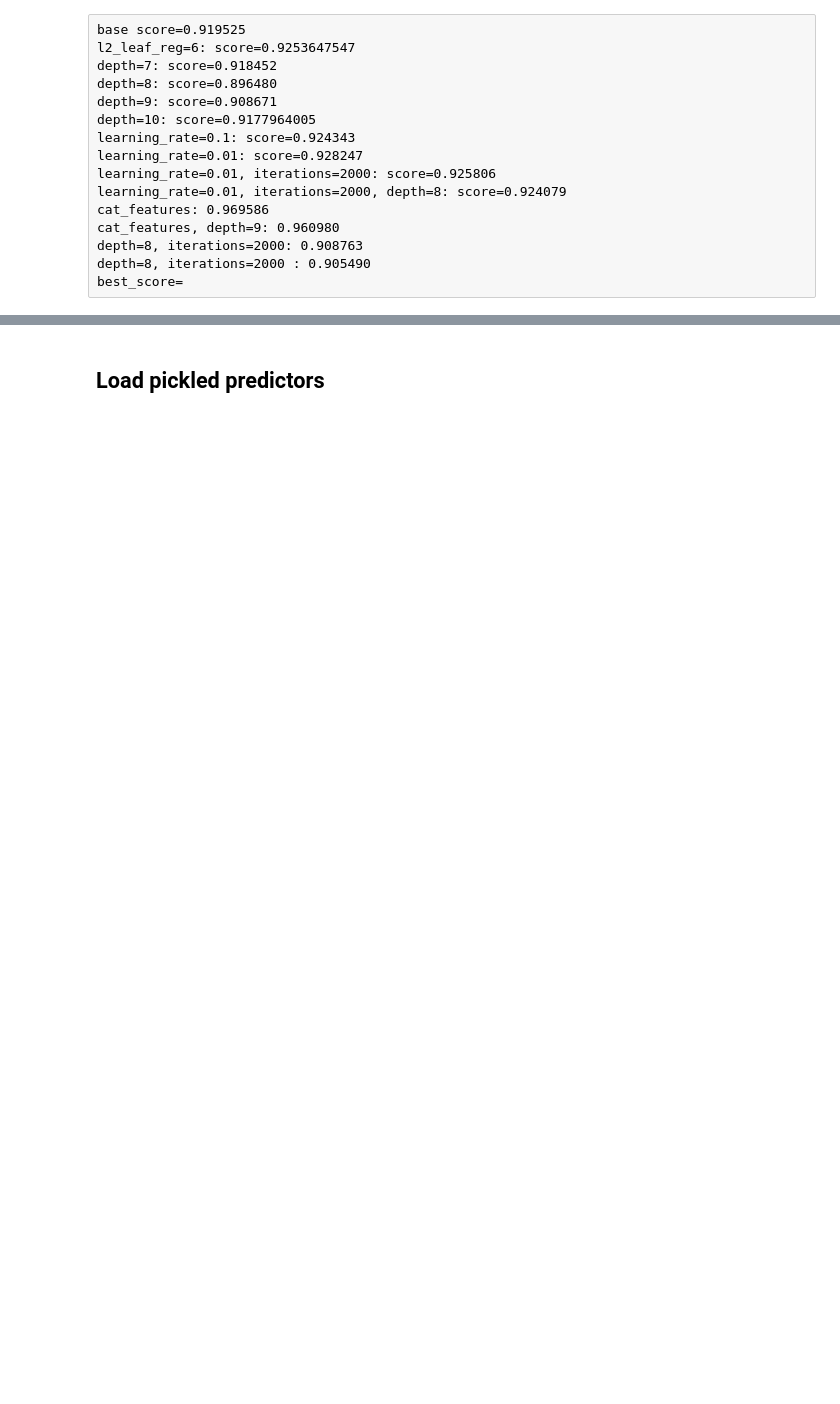
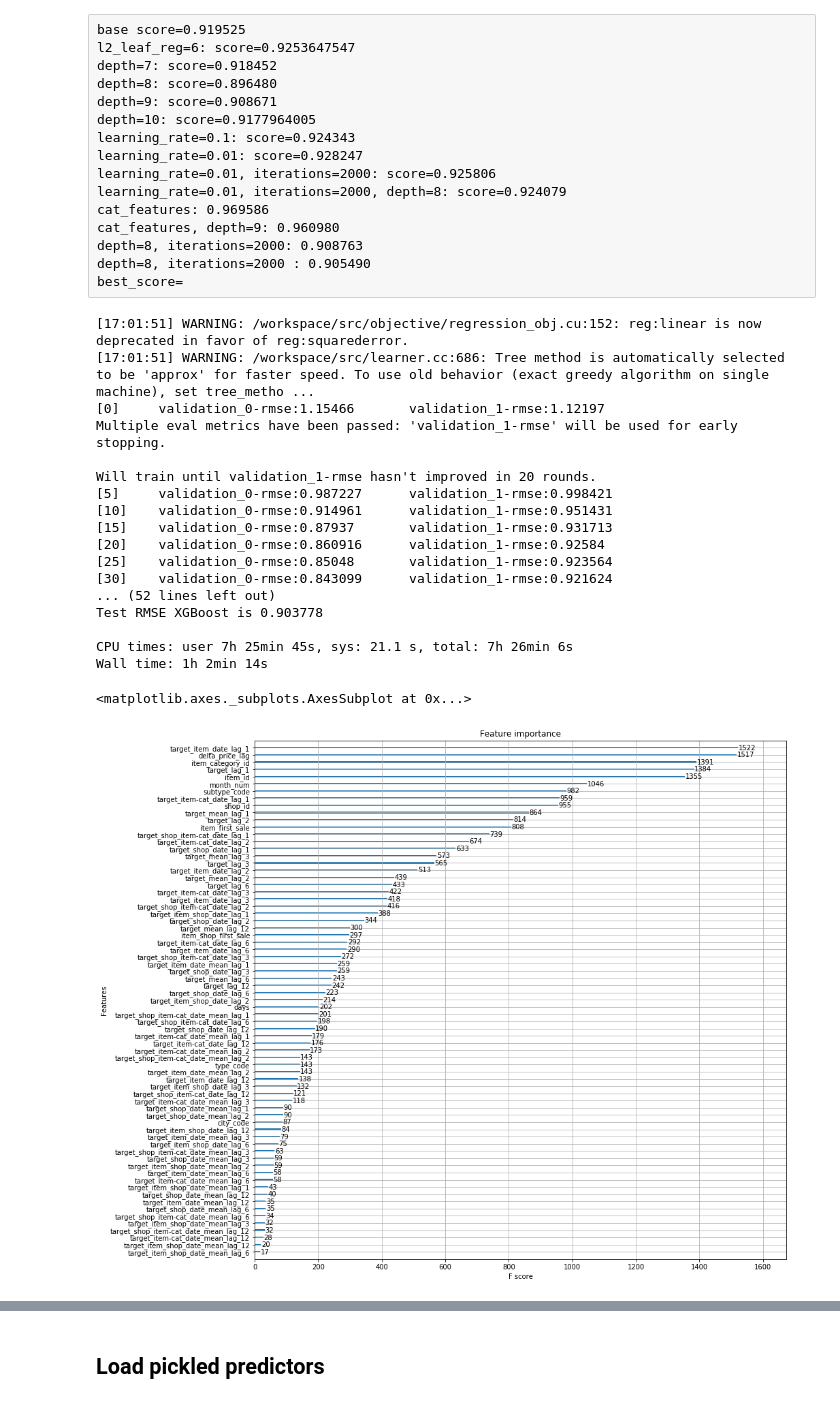
Before and after one commit to ddmitry80/coursera_how_to_win_kaggle, a Jupyter notebook: Final_project/ensemble_with_kfold_val.ipynb, the cells around one changed output, grey strips where cells are left out. Drawn from its saved outputs; the diff is of its cells as text; code cells hidden in the pictures; blank space fills up the shorter version.

Commit message:
debug ensemble with kfold validation

```diff
--- a/Final_project/ensemble_with_kfold_val.ipynb
+++ b/Final_project/ensemble_with_kfold_val.ipynb
@@ -396,39 +447,60 @@ best_score=
 # %%
 # model_cbr.get_all_params()
 # %%
+#!M
 %%time
 # xgboost
 model_xgb = xgb.XGBRegressor(
-    n_jobs=4,
+    n_jobs=8,
     random_state=43,
     max_depth=8,
     n_estimators=1000,
     min_child_weight=300,
     colsample_bytree=0.8,
     subsample=0.8,
     eta=0.3,
 )
 
 model_xgb.fit(
     X_train, y_train,
     eval_set=[(X_train, y_train), (X_test, y_test)],
     eval_metric="rmse",
     verbose=5,
     early_stopping_rounds = 20
 )
 pred_xgb = model_xgb.predict(X_test)
 
 print('\nTest R-squared for XGBoost is %f' % r2_score(y_test, pred_xgb))
 print('Test RMSE XGBoost is %f' % np.sqrt(mean_squared_error(y_test, pred_xgb)))
 print()
 
 # Save model to disk
 if save_models:
     pickle.dump(model_xgb, open('data/sa-model_xgb.pkl', "wb"))
 
 # Plot XGBoost features importance
 fig, ax = plt.subplots(1,1,figsize=(14, 14))
 xgb.plot_importance(booster=model_xgb, ax=ax)
+# %% [output]
+[17:01:51] WARNING: /workspace/src/objective/regression_obj.cu:152: reg:linear is now deprecated in favor of reg:squarederror.
+[17:01:51] WARNING: /workspace/src/learner.cc:686: Tree method is automatically selected to be 'approx' for faster speed. To use old behavior (exact greedy algorithm on single machine), set tree_metho ...
+[0]     validation_0-rmse:1.15466       validation_1-rmse:1.12197
+Multiple eval metrics have been passed: 'validation_1-rmse' will be used for early stopping.
+
+Will train until validation_1-rmse hasn't improved in 20 rounds.
+[5]     validation_0-rmse:0.987227      validation_1-rmse:0.998421
+[10]    validation_0-rmse:0.914961      validation_1-rmse:0.951431
+[15]    validation_0-rmse:0.87937       validation_1-rmse:0.931713
+[20]    validation_0-rmse:0.860916      validation_1-rmse:0.92584
+[25]    validation_0-rmse:0.85048       validation_1-rmse:0.923564
+[30]    validation_0-rmse:0.843099      validation_1-rmse:0.921624
+... (52 lines left out)
+Test RMSE XGBoost is 0.903778
+
+CPU times: user 7h 25min 45s, sys: 21.1 s, total: 7h 26min 6s
+Wall time: 1h 2min 14s
+<matplotlib.axes._subplots.AxesSubplot at 0x...>
+[figure, added]
 # %%
 %%time
 # RandomForest
```
Also changed, not shown: parts of 27 cells of this notebook.
